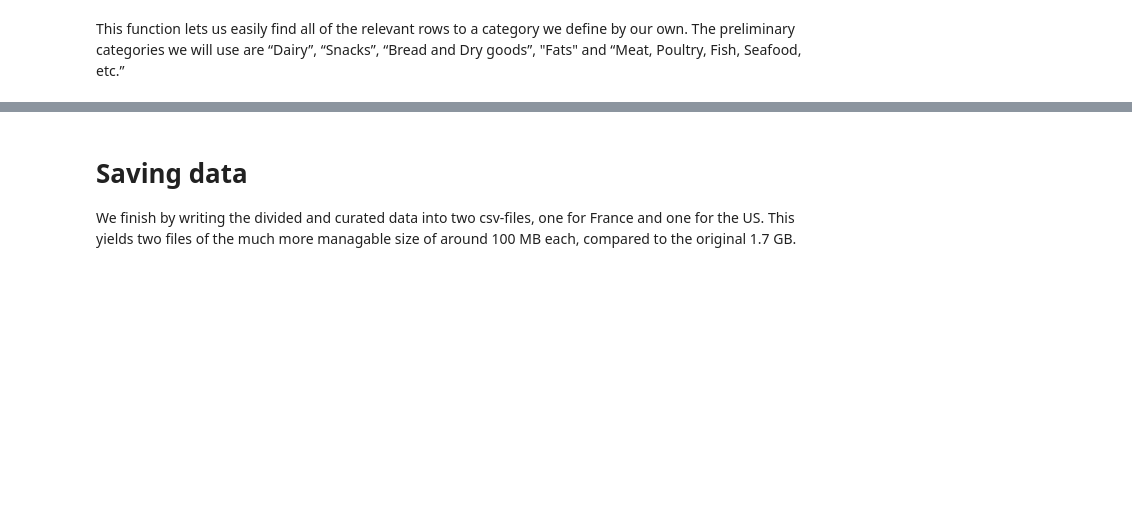
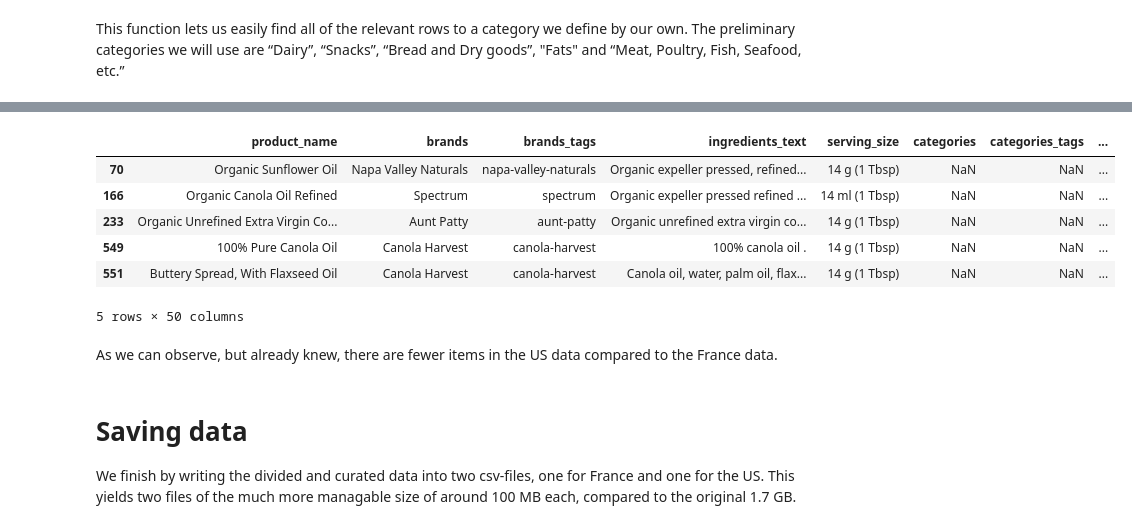
Before and after one commit to emmwel/ADAeda, a Jupyter notebook: Project/data_exploration.ipynb, the cells around one changed output, grey strips where cells are left out. Saved outputs shown, nothing was run; the diff lists cells and outputs as text; code cells hidden in the pictures; blank space fills up the shorter version.

```diff
--- a/Project/data_exploration.ipynb
+++ b/Project/data_exploration.ipynb
@@ -208,3 +268,15 @@ This function lets us easily find all of the relevant rows to a category we defi
+# %%
+us_fats.head(5)
+# %% [output]
+|  | product_name | brands | brands_tags | ingredients_text | serving_size | categories | categories_tags | ... |
+| 70 | Organic Sunflower Oil | Napa Valley Naturals | napa-valley-naturals | Organic expeller pressed, refined... | 14 g (1 Tbsp) | NaN | NaN | ... |
+| 166 | Organic Canola Oil Refined | Spectrum | spectrum | Organic expeller pressed refined ... | 14 ml (1 Tbsp) | NaN | NaN | ... |
+| 233 | Organic Unrefined Extra Virgin Co... | Aunt Patty | aunt-patty | Organic unrefined extra virgin co... | 14 g (1 Tbsp) | NaN | NaN | ... |
+| 549 | 100% Pure Canola Oil | Canola Harvest | canola-harvest | 100% canola oil . | 14 g (1 Tbsp) | NaN | NaN | ... |
+| 551 | Buttery Spread, With Flaxseed Oil | Canola Harvest | canola-harvest | Canola oil, water, palm oil, flax... | 14 g (1 Tbsp) | NaN | NaN | ... |
+5 rows × 50 columns
+# %% [markdown]
+As we can observe, but already knew, there are fewer items in the US data compared to the France data.
 # %% [markdown]
 # Saving data
 We finish by writing the divided and curated data into two csv-files, one for France and one for the US. This yields two files of the much more managable size of around 100 MB each, compared to the original 1.7 GB.
```
Also changed, not shown: parts of 16 cells of this notebook.
